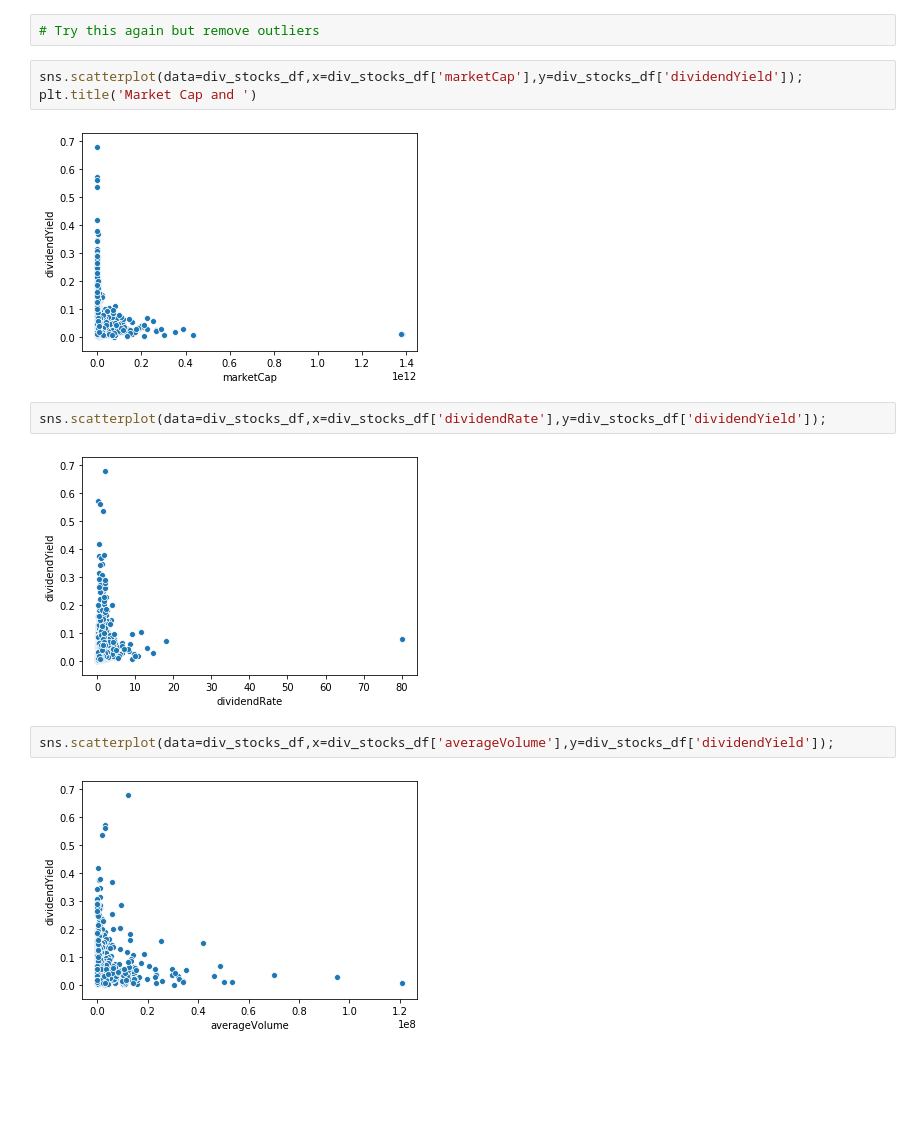
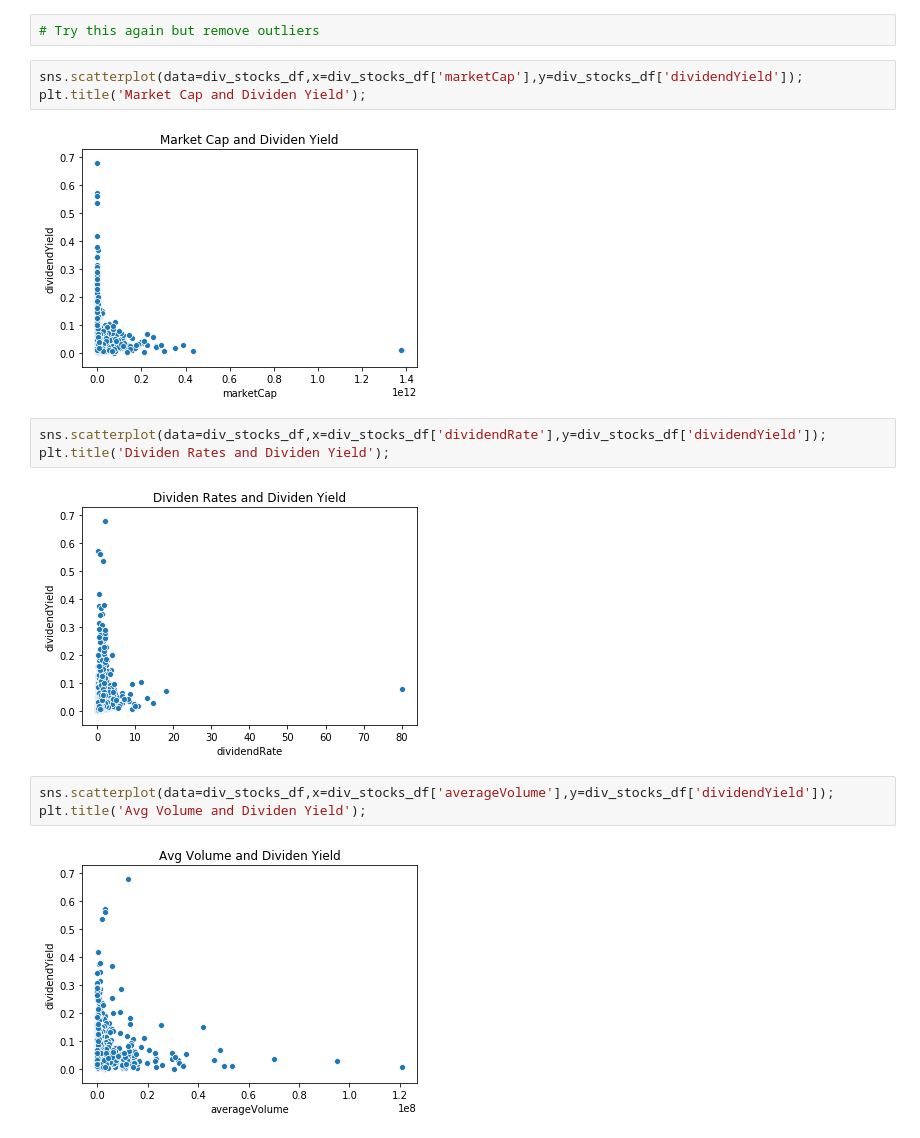
Before and after one commit to ipatel467/Stock-Market-Analysis, a Jupyter notebook: Stocks.ipynb, the cells around one changed output. Cells and saved outputs as stored; diff of their text form; blank space fills up the shorter version.

```diff
--- a/Stocks.ipynb
+++ b/Stocks.ipynb
@@ -552,16 +552,18 @@ plt.title('Avg Volume and Market Cap');
 # Try this again but remove outliers
 # %%
 sns.scatterplot(data=div_stocks_df,x=div_stocks_df['marketCap'],y=div_stocks_df['dividendYield']);
-plt.title('Market Cap and ')
+plt.title('Market Cap and Dividen Yield');
 # %% [output]
-[figure, old version]
+[figure, new version]
 # %%
 sns.scatterplot(data=div_stocks_df,x=div_stocks_df['dividendRate'],y=div_stocks_df['dividendYield']);
+plt.title('Dividen Rates and Dividen Yield');
 # %% [output]
-[figure, old version]
+[figure, new version]
 # %%
 sns.scatterplot(data=div_stocks_df,x=div_stocks_df['averageVolume'],y=div_stocks_df['dividendYield']);
+plt.title('Avg Volume and Dividen Yield');
 # %% [output]
-[figure, old version]
+[figure, new version]
 # %%
 sns.scatterplot(data=div_stocks_df,x=div_stocks_df['averageVolume'],y=div_stocks_df['bookValue']);
```
Also changed, not shown: parts of 2 cells of this notebook, 1 other file.
